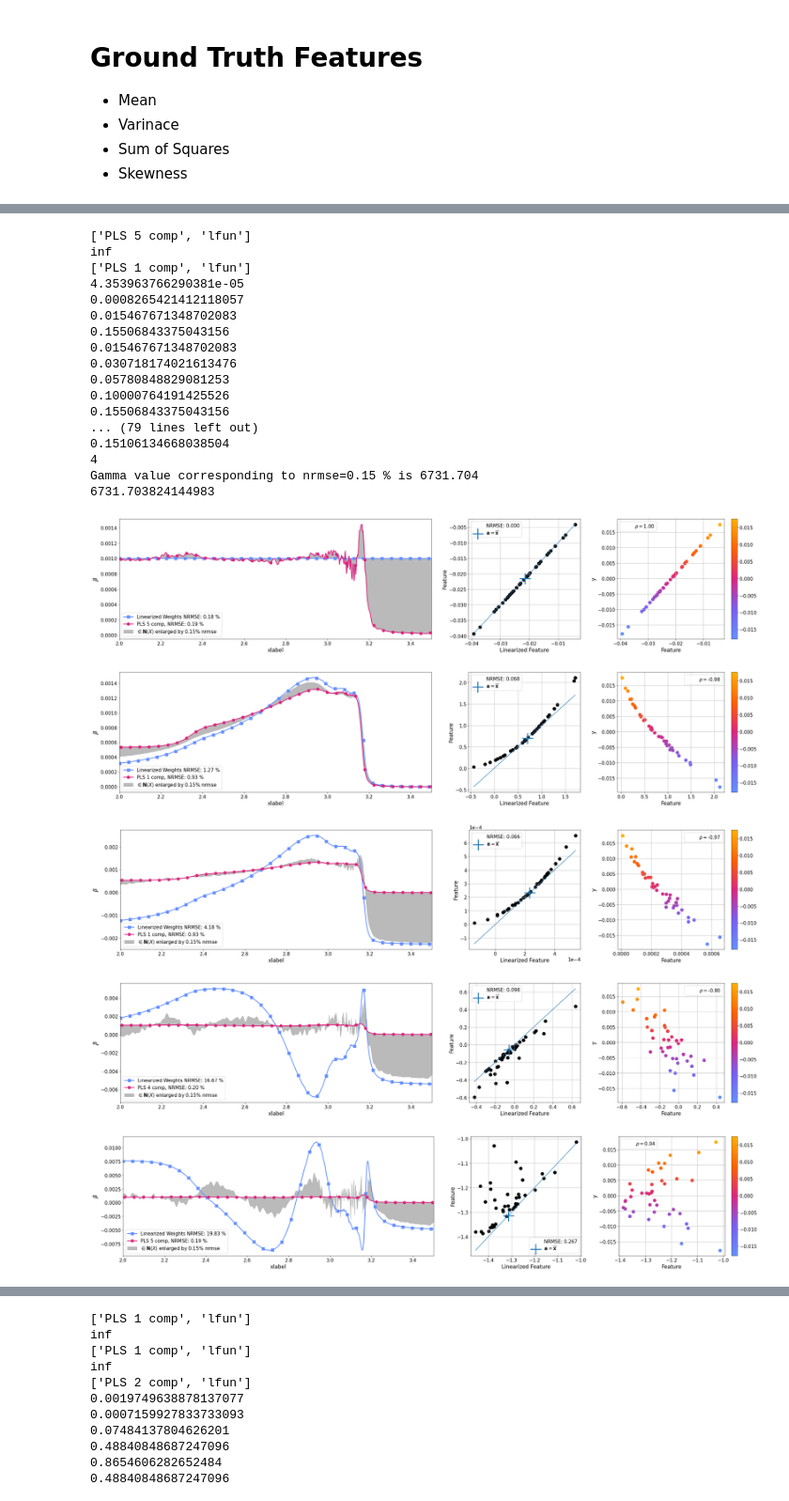
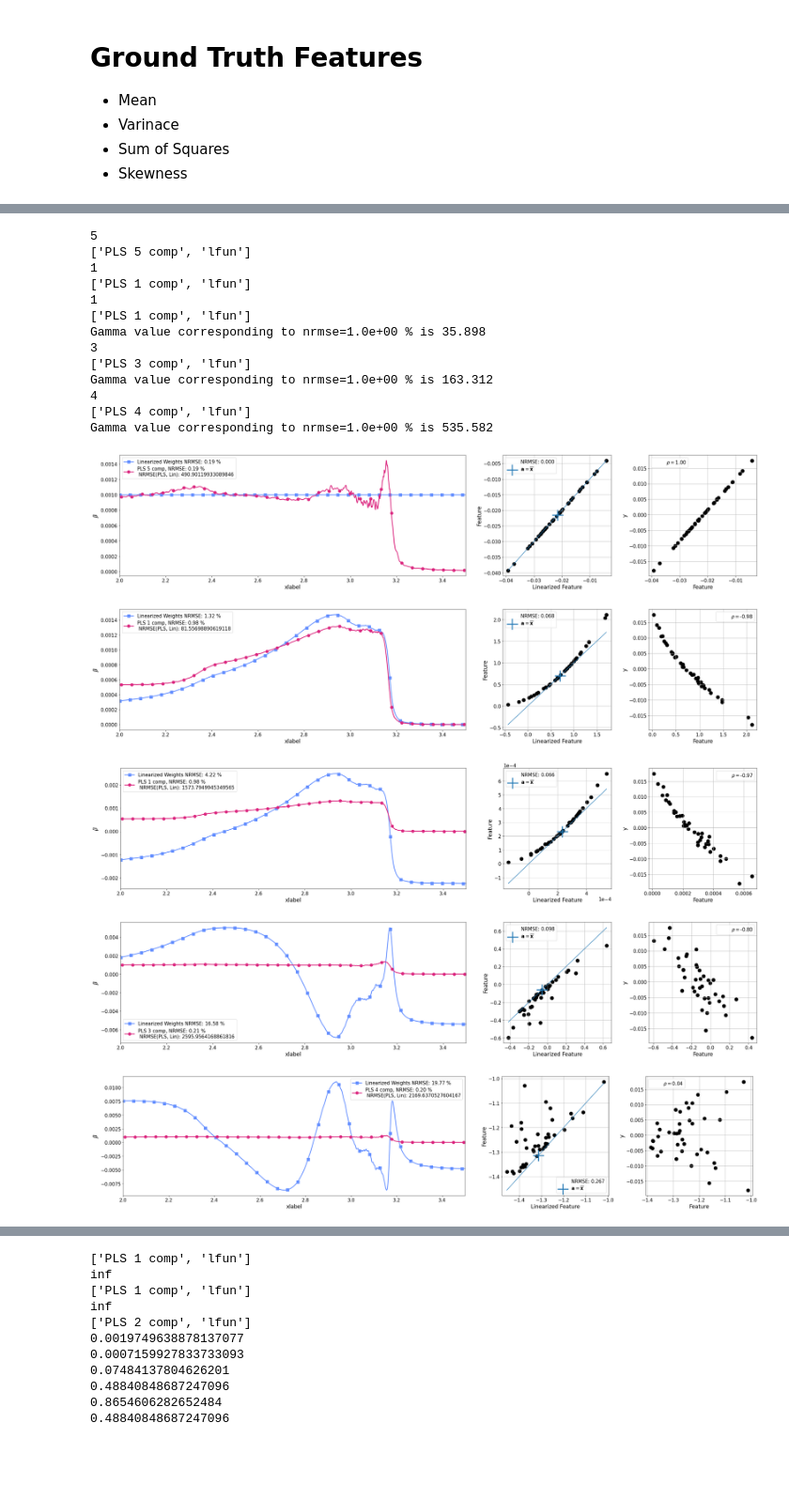
Before and after one commit to JoachimSchaeffer/HDRegAnalytics, a Jupyter notebook: FeatLin_LFP_example_data.ipynb, the cells around one changed output, grey strips where cells are left out. Shown at 94% size. Drawn from its saved outputs; the diff is of its cells as text; code cells hidden in the pictures; blank space fills up the shorter version.

```diff
--- a/FeatLin_LFP_example_data.ipynb
+++ b/FeatLin_LFP_example_data.ipynb
@@ -216,30 +156,26 @@ lfp_kurt = lfp_kurt.construct_y_data(fun_targetj[4]).add_wgn(add_noise_X=False,
 # Inititate the class with data (x, y) & features that you want to test
 lfp_meangt = Featlin(data_obj=lfp_mean, feat_funcs=feat_fun_dict)
 # %%
-lfp_meangt = lfp_meangt.analyse_all_features(opt_nrmse=0, max_nrmse=0.15, opt_dist=1)
+lfp_meangt = lfp_meangt.analyse_all_features() #opt_nrmse={'active':True}, max_nrmse={'active':True}, opt_dist={'active':False})
 # %% [output]
+5
 ['PLS 5 comp', 'lfun']
-inf
+1
 ['PLS 1 comp', 'lfun']
-4.353963766290381e-05
-0.0008265421412118057
-0.015467671348702083
-0.15506843375043156
-0.015467671348702083
-0.030718174021613476
-0.05780848829081253
-0.10000764191425526
-0.15506843375043156
-... (79 lines left out)
-0.15106134668038504
+1
+['PLS 1 comp', 'lfun']
+Gamma value corresponding to nrmse=1.0e+00 % is 35.898
+3
+['PLS 3 comp', 'lfun']
+Gamma value corresponding to nrmse=1.0e+00 % is 163.312
 4
-Gamma value corresponding to nrmse=0.15 % is 6731.704
-6731.703824144983
+['PLS 4 comp', 'lfun']
+Gamma value corresponding to nrmse=1.0e+00 % is 535.582
-[figure, old version]
+[figure, new version]
-[figure, old version]
+[figure, new version]
-[figure, old version]
+[figure, new version]
-[figure, old version]
+[figure, new version]
-[figure, old version]
+[figure, new version]
 # %%
 # Then still the question remains, how to select the feature.
 # If the true feature is linear, easy.
```
Also changed, not shown: parts of 7 cells of this notebook, 18 other files.
